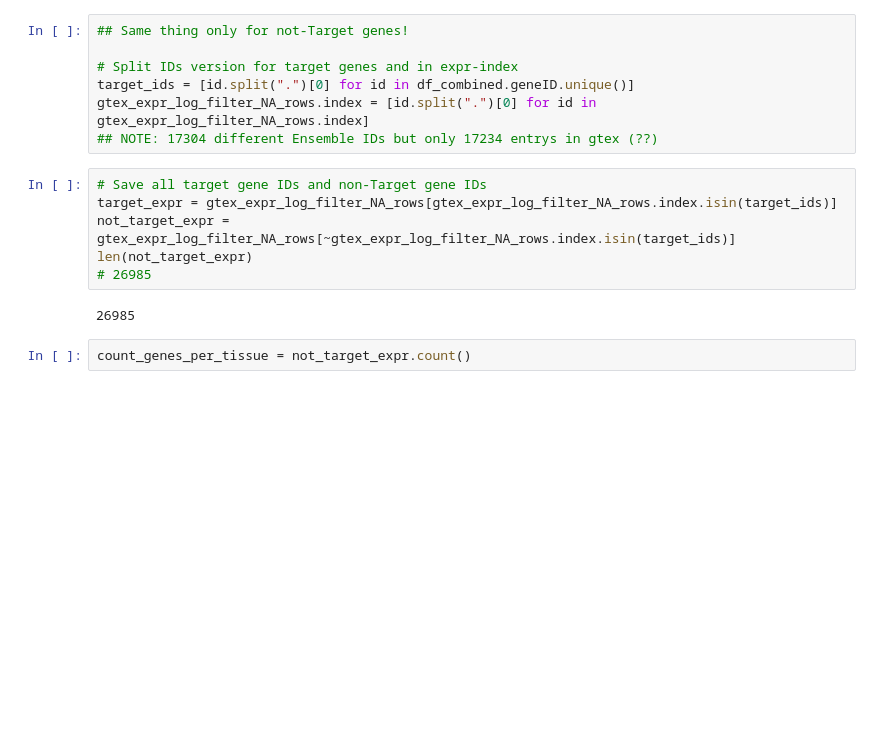
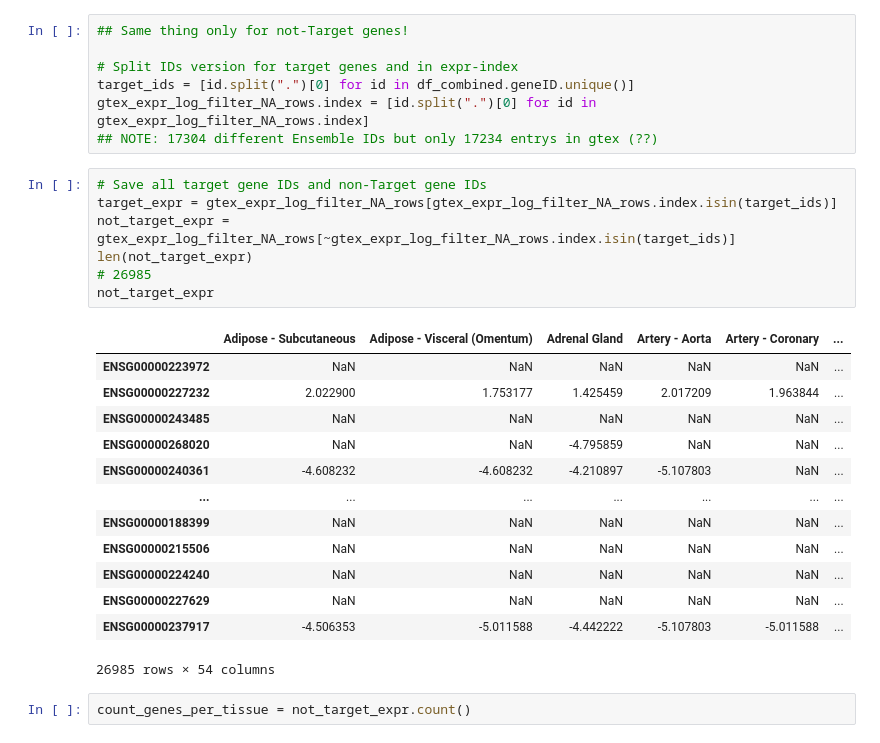
Before and after one commit to JulianMeigen/Bachelor, a Jupyter notebook: E_Single_TFBS/Ensemble_TF_Genexpr.ipynb, the cells around one changed output. Drawn from its saved outputs; the diff is of its cells as text; blank space fills up the shorter version.

```diff
--- a/E_Single_TFBS/Ensemble_TF_Genexpr.ipynb
+++ b/E_Single_TFBS/Ensemble_TF_Genexpr.ipynb
@@ -98,11 +98,24 @@ gtex_expr_log_filter_NA_rows.index = [id.split(".")[0] for id in gtex_expr_log_f
 # %%
 # Save all target gene IDs and non-Target gene IDs
 target_expr = gtex_expr_log_filter_NA_rows[gtex_expr_log_filter_NA_rows.index.isin(target_ids)]
 not_target_expr = gtex_expr_log_filter_NA_rows[~gtex_expr_log_filter_NA_rows.index.isin(target_ids)]
 len(not_target_expr)
 # 26985
+not_target_expr
 # %% [output]
+|  | Adipose - Subcutaneous | Adipose - Visceral (Omentum) | Adrenal Gland | Artery - Aorta | Artery - Coronary | ... |
+| ENSG00000223972 | NaN | NaN | NaN | NaN | NaN | ... |
+| ENSG00000227232 | 2.022900 | 1.753177 | 1.425459 | 2.017209 | 1.963844 | ... |
+| ENSG00000243485 | NaN | NaN | NaN | NaN | NaN | ... |
+| ENSG00000268020 | NaN | NaN | -4.795859 | NaN | NaN | ... |
+| ENSG00000240361 | -4.608232 | -4.608232 | -4.210897 | -5.107803 | NaN | ... |
+| ... | ... | ... | ... | ... | ... | ... |
+| ENSG00000188399 | NaN | NaN | NaN | NaN | NaN | ... |
+| ENSG00000215506 | NaN | NaN | NaN | NaN | NaN | ... |
+| ENSG00000224240 | NaN | NaN | NaN | NaN | NaN | ... |
+| ENSG00000227629 | NaN | NaN | NaN | NaN | NaN | ... |
+| ENSG00000237917 | -4.506353 | -5.011588 | -4.442222 | -5.107803 | -5.011588 | ... |
-26985
+26985 rows × 54 columns
 # %%
 count_genes_per_tissue = not_target_expr.count()
 # %%
```
Also changed, not shown: parts of 21 cells of this notebook, 2 other files.
